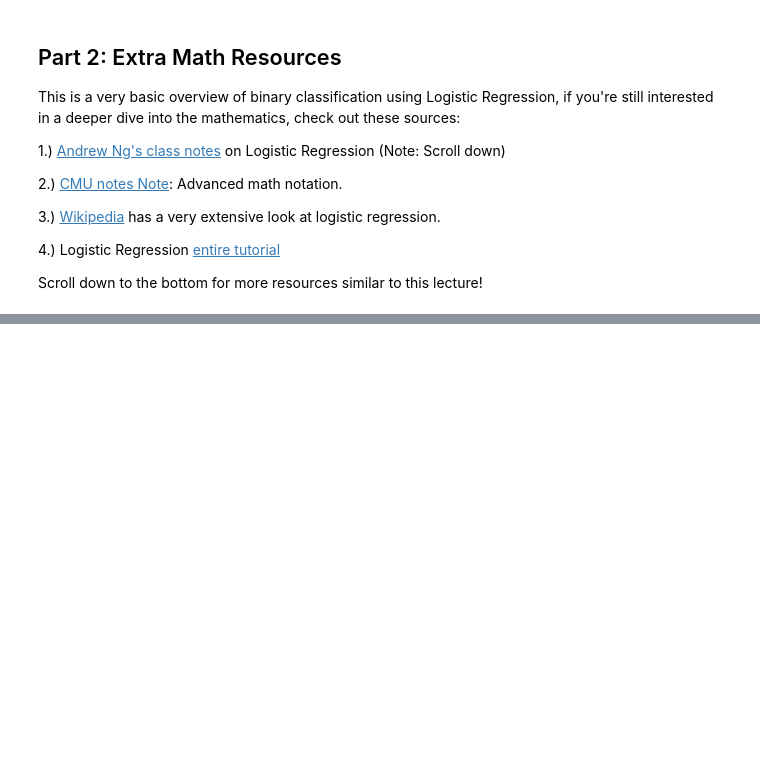
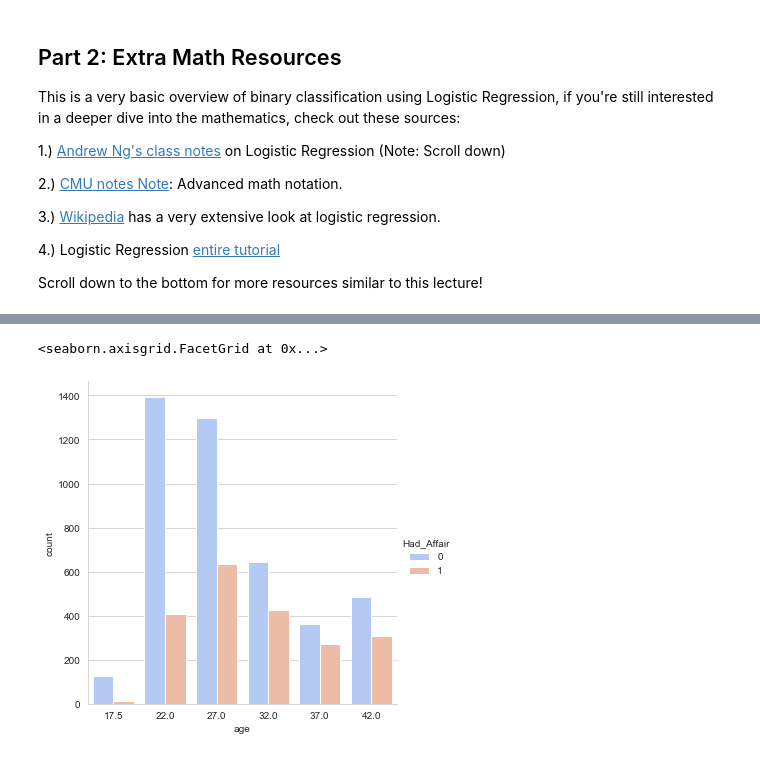
Before and after one commit to abel672/python-data-analysis-visualization, a Jupyter notebook: Section-9-Machine-Learning/01-Supervised-Learning-Logistic-Regression.ipynb, the cells around one changed output, grey strips where cells are left out. Drawn from its saved outputs; the diff is of its cells as text; code cells hidden in the pictures; blank space fills up the shorter version.

Commit message:
Logistic Regression part 2: Dataset analysis and Visualization

```diff
--- a/Section-9-Machine-Learning/01-Supervised-Learning-Logistic-Regression.ipynb
+++ b/Section-9-Machine-Learning/01-Supervised-Learning-Logistic-Regression.ipynb
@@ -76,0 +80,2 @@ Scroll down to the bottom for more resources similar to this lecture!
+# %%
+df = sm.datasets.fair.load_pandas().data
@@ -76,0 +91,8 @@ Scroll down to the bottom for more resources similar to this lecture!
+# %%
+def affair_check(x):
+    if x != 0:
+        return 1
+    else:
+        return 0
+# %%
+df['Had_Affair'] = df['affairs'].apply(affair_check)
@@ -76,0 +122,6 @@ Scroll down to the bottom for more resources similar to this lecture!
+# %%
+# It's always a good idea to visualize your data before performing some analysis on it
+sns.catplot(x='age',data=df,hue='Had_Affair',palette='coolwarm',kind='count')
+# %% [output]
+<seaborn.axisgrid.FacetGrid at 0x...>
+[figure, added]
```
Also changed, not shown: parts of 10 cells of this notebook, 1 other file.
